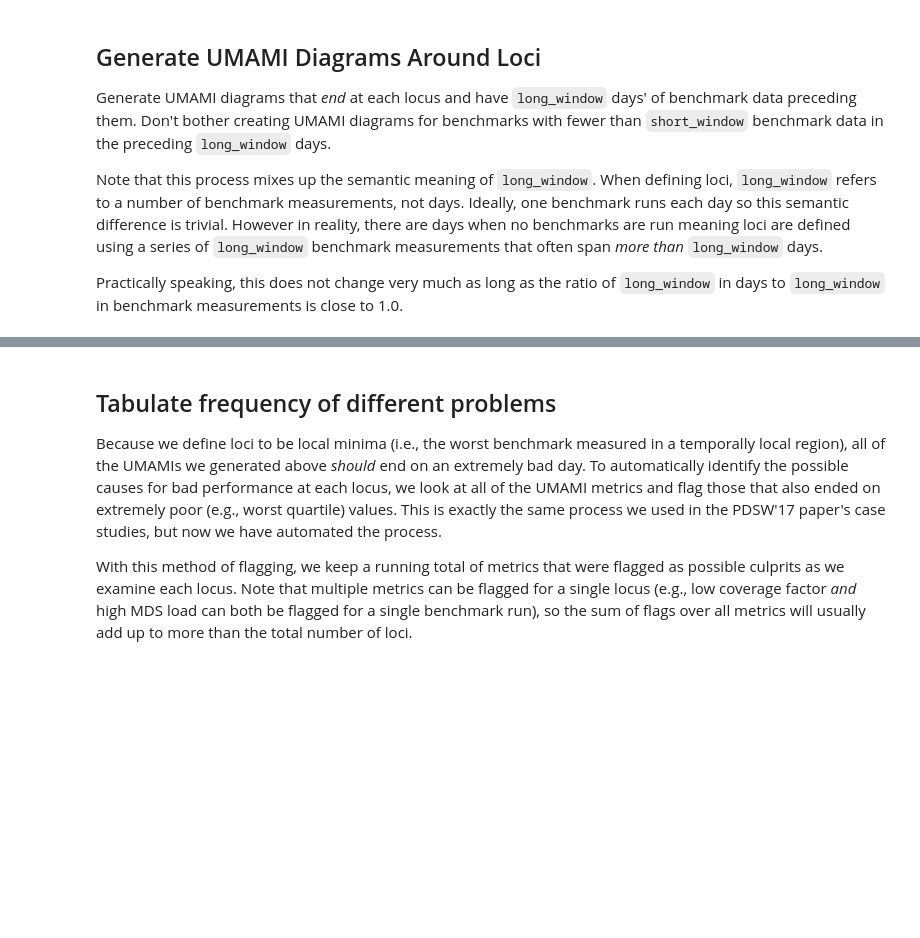
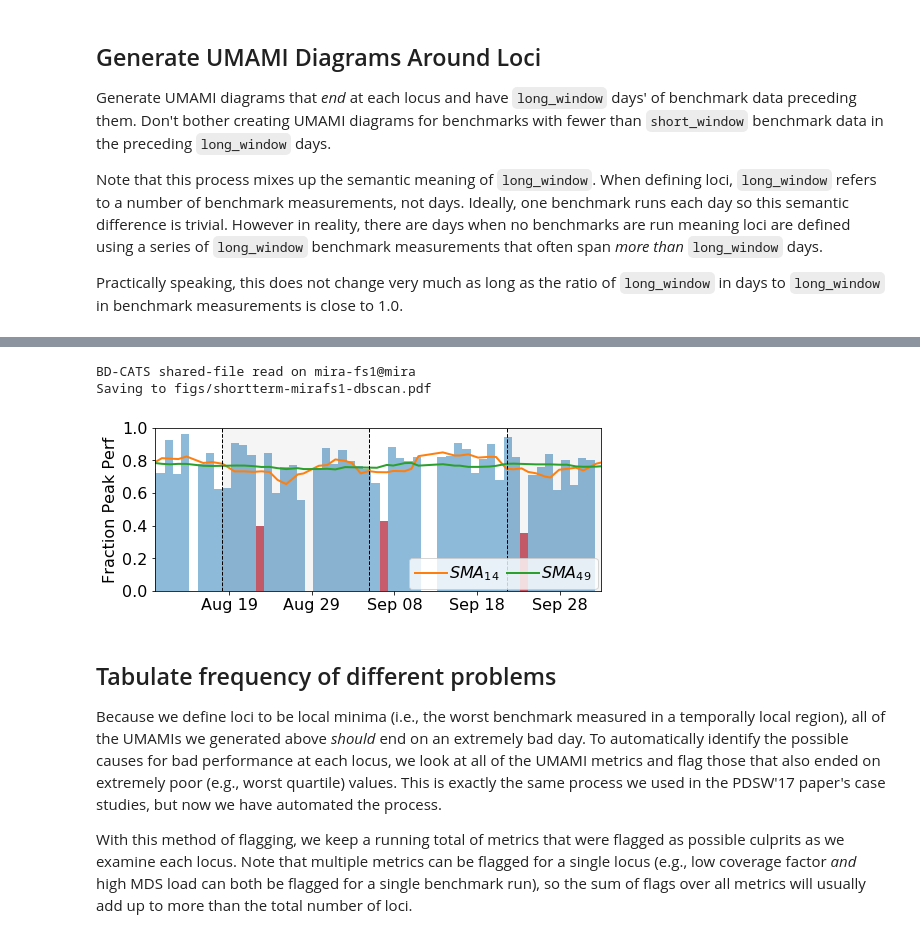
Before and after one commit to NERSC/tokio-abcutils, a Jupyter notebook: sc18_umamify.ipynb, the cells around one changed output, grey strips where cells are left out. Saved outputs shown, nothing was run; the diff lists cells and outputs as text; code cells hidden in the pictures; blank space fills up the shorter version.

```diff
--- a/sc18_umamify.ipynb
+++ b/sc18_umamify.ipynb
@@ -137,3 +209,63 @@ for locus in loci.itertuples():
+# %%
+loci = abcutils.features.generate_loci_sma(example_df,
+                                           plot_metric,
+                                           mins=True,
+                                           maxes=False,
+                                           short_window=short_window,
+                                           long_window=long_window)
+
+sma_intercepts = abcutils.features.sma_intercepts(example_df,
+                                                  plot_metric,
+                                                  short_window,
+                                                  long_window)
+
+ax = abcutils.plot.locus_summary(example_df,
+                                 plot_metric,
+                                 loci,
+                                 sma_intercepts=sma_intercepts,
+                                 align='edge',
+                                 regioncolors=['#0000000A', '#FFFFFF00'])
+
+# This corresponds to one of the UMAMIs identified above
+#ax.set_xlim(
+#    abcutils.core.pd2epoch(pandas.Timestamp(datetime.datetime(2017,  9, 21))),
+#    abcutils.core.pd2epoch(pandas.Timestamp(datetime.datetime(2017, 10,  1)))
+#)
+
+# This corresponds to a pretty region to graph
+ax.set_xlim(
+    abcutils.core.pd2epoch(pandas.Timestamp(datetime.datetime(2017,  8, 10))),
+    abcutils.core.pd2epoch(pandas.Timestamp(datetime.datetime(2017, 10, 3)))
+)
+
+# Add boundaries
+ymin, ymax = ax.get_ylim()
+for x in sma_intercepts['_datetime_start']:
+    ax.plot([abcutils.core.pd2epoch(x), abcutils.core.pd2epoch(x)], [ymin, ymax], color='black', linestyle='--', linewidth=1)
+
+ax.grid(False)
+ax.set_ylim(0, 1)
+ax.get_figure().set_size_inches(8,3)
+ax.set_ylabel(ax.get_ylabel().replace("\n", " "))
+abcutils.plot.fix_xticks_timeseries(ax, format="%b %d", ha="center", rotation=0, criteria=(lambda x: x.toordinal() % 10 == 0))
+
+ax.get_lines()[0].set_label("$SMA_{%d}$" % short_window.days)
+ax.get_lines()[1].set_label("$SMA_{%d}$" % long_window.days)
+ax.legend(loc='lower right',
+          bbox_to_anchor=(1.01, -0.04),
+          ncol=2,
+          handletextpad=0.1,
+          columnspacing=0.5)
+
+print "%s on %s" % (abcutils.CONFIG['benchmark_labels'].get(BENCHMARK_ID, BENCHMARK_ID), TEST_PLATFORM)
+
+output_file = "figs/shortterm-%s-%s.pdf" % (TEST_PLATFORM.split('@', 1)[0].replace('-', ''), BENCHMARK_ID.split('_', 1)[0])
+print "Saving to", output_file
+ax.get_figure().savefig(output_file, bbox_inches='tight')
+# %% [output]
+BD-CATS shared-file read on mira-fs1@mira
+Saving to figs/shortterm-mirafs1-dbscan.pdf
+[figure, added]
 # %% [markdown]
 ## Tabulate frequency of different problems
 
```
Also changed, not shown: parts of 20 cells of this notebook.
